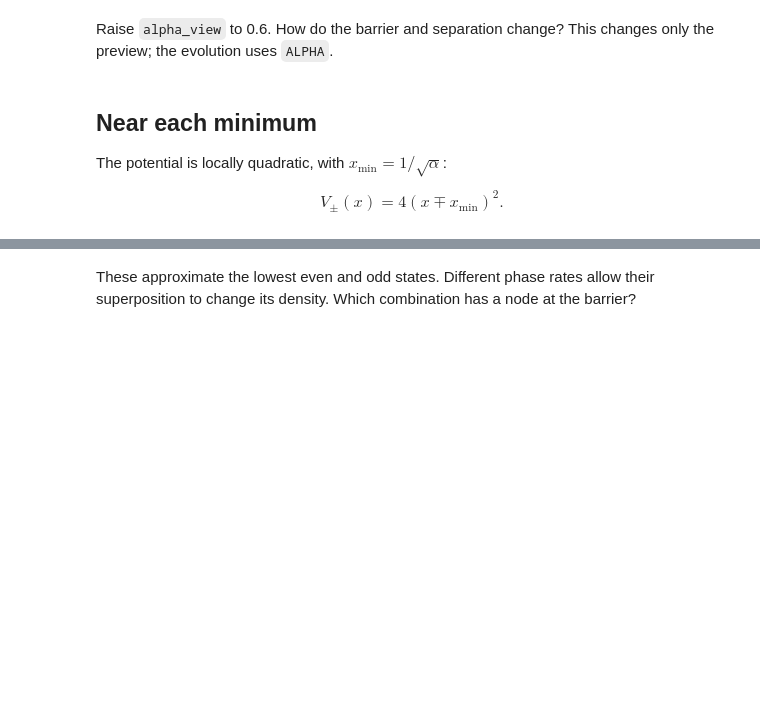
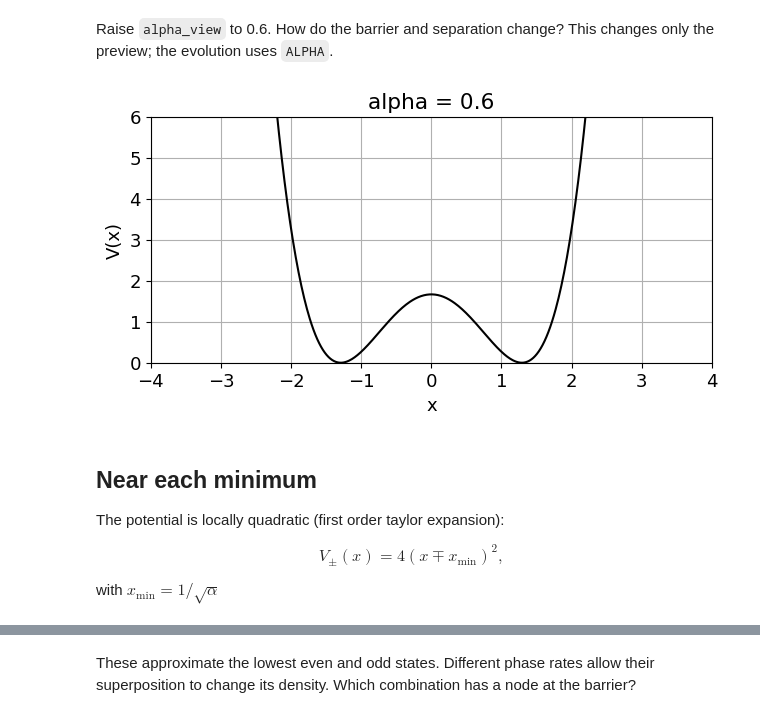
Before and after one commit to jmduarte/phys142, a Jupyter notebook: labs/lab09/lab09.ipynb, the cells around one changed output, grey strips where cells are left out. Drawn from its saved outputs; the diff is of its cells as text; code cells hidden in the pictures; blank space fills up the shorter version.

```diff
--- a/labs/lab09/lab09.ipynb
+++ b/labs/lab09/lab09.ipynb
@@ -48,11 +58,28 @@ plt.show()
 # %% [markdown]
 Raise `alpha_view` to 0.6. How do the barrier and separation change? This changes only the preview; the evolution uses `ALPHA`.
+# %%
+# and then we use lowercase for more generic variables
+def V(x, alpha):
+    return alpha * x**4 - 2 * x**2 + 1 / alpha
+
+alpha_view = .6 # <==========================================
+fig, ax = plt.subplots()
+ax.plot(x, V(x, alpha_view), color="black")
+ax.set(xlabel="x", ylabel="V(x)",
+       xlim=(-4, 4), ylim=(0, 6),
+       title=f"alpha = {alpha_view}")
+ax.grid(True)
+plt.show()
+# %% [output]
+[figure, added]
 # %% [markdown]
 ## Near each minimum
 
-The potential is locally quadratic, with $x_{\min}=1/\sqrt{\alpha}$:
+The potential is locally quadratic (first order taylor expansion):
 
 $$
-V_\pm(x)=4(x\mp x_{\min})^2.
+V_\pm(x)=4(x\mp x_{\min})^2,
 $$
+
+with $x_{\min}=1/\sqrt{\alpha}$
 # %%
```
Also changed, not shown: parts of 16 cells of this notebook.
